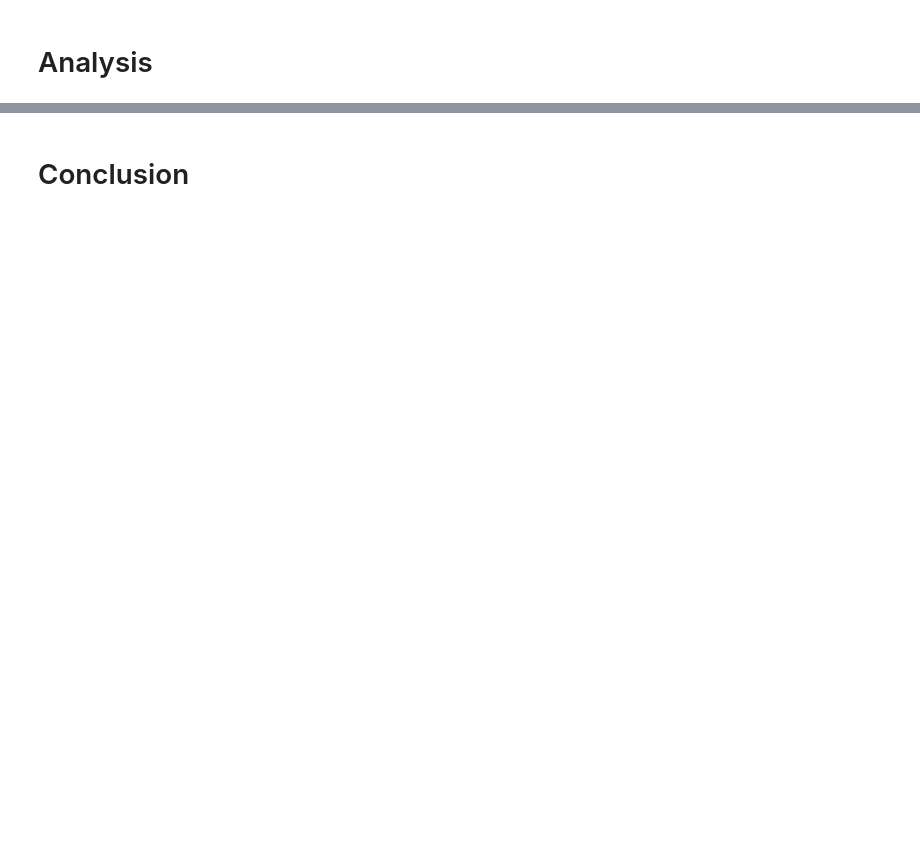
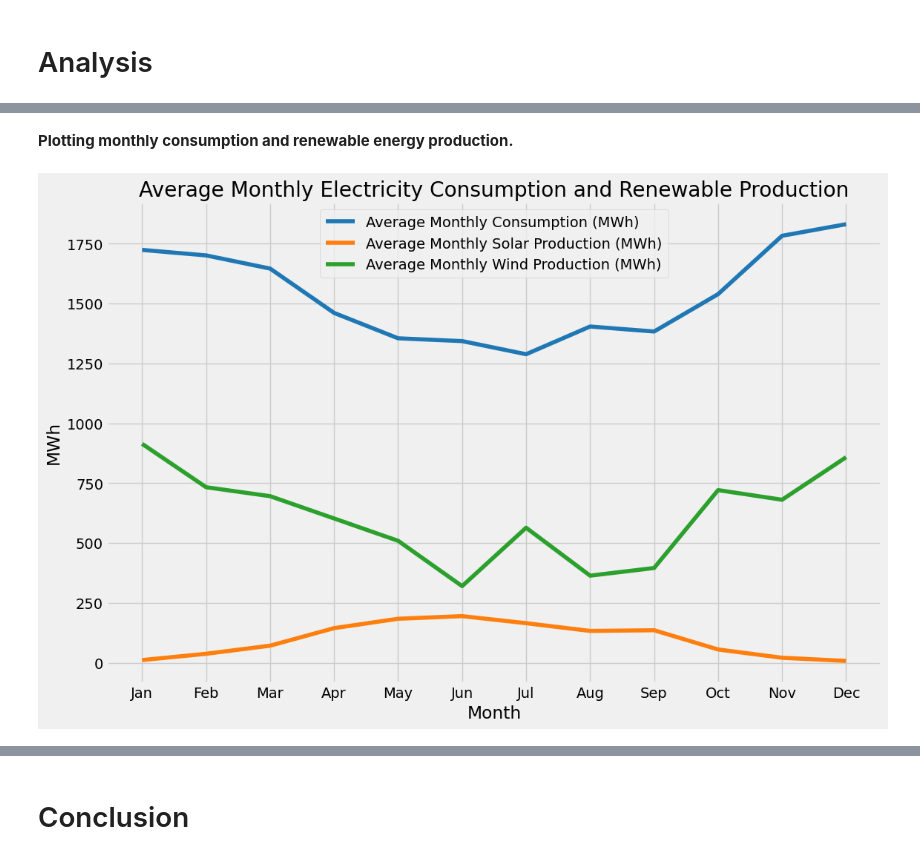
Before and after one commit to NumEconCopenhagen/projects-2024-a-j, a Jupyter notebook: dataproject/dataproject.ipynb, the cells around one changed output, grey strips where cells are left out. Cells and saved outputs as stored; diff of their text form; code cells hidden in the pictures; blank space fills up the shorter version.

```diff
--- a/dataproject/dataproject.ipynb
+++ b/dataproject/dataproject.ipynb
@@ -24,0 +49,8 @@ ModuleNotFoundError: No module named 'matplotlib_venn'
+# %%
+
+elspot_prices_df = pd.read_csv("elspot_prices.csv")
+prod_cons_df = pd.read_csv("production_consumption.csv")
+
+merged_df = pd.merge(elspot_prices_df, prod_cons_df, on='HourDK')
+
+print(merged_df)
@@ -71,0 +159,21 @@ MAKE FURTHER ANALYSIS. EXPLAIN THE CODE BRIEFLY AND SUMMARIZE THE RESULTS.
+# %% [markdown]
+**Plotting monthly consumption and renewable energy production.**
+# %%
+# Plotting based on the monthly data
+fig, ax = plt.subplots(figsize=(12, 8))
+
+ax.plot(averages_df_monthly['Month'], averages_df_monthly['Average Monthly Consumption (MWh)'], label='Average Monthly Consumption (MWh)', color='tab:blue')
+ax.plot(averages_df_monthly['Month'], averages_df_monthly['Average Monthly Solar Production (MWh)'], label='Average Monthly Solar Production (MWh)', color='tab:orange')
+ax.plot(averages_df_monthly['Month'], averages_df_monthly['Average Monthly Wind Production (MWh)'], label='Average Monthly Wind Production (MWh)', color='tab:green')
+
+# Labeling
+ax.set_xlabel('Month')
+ax.set_xticks(range(1, 13))
+ax.set_xticklabels(['Jan', 'Feb', 'Mar', 'Apr', 'May', 'Jun', 'Jul', 'Aug', 'Sep', 'Oct', 'Nov', 'Dec'])
+ax.set_ylabel('MWh')
+ax.set_title('Average Monthly Electricity Consumption and Renewable Production')
+ax.legend()
+
+plt.show()
+# %% [output]
+[figure, added]
```
Also changed, not shown: parts of 40 cells of this notebook, 6 other files.
